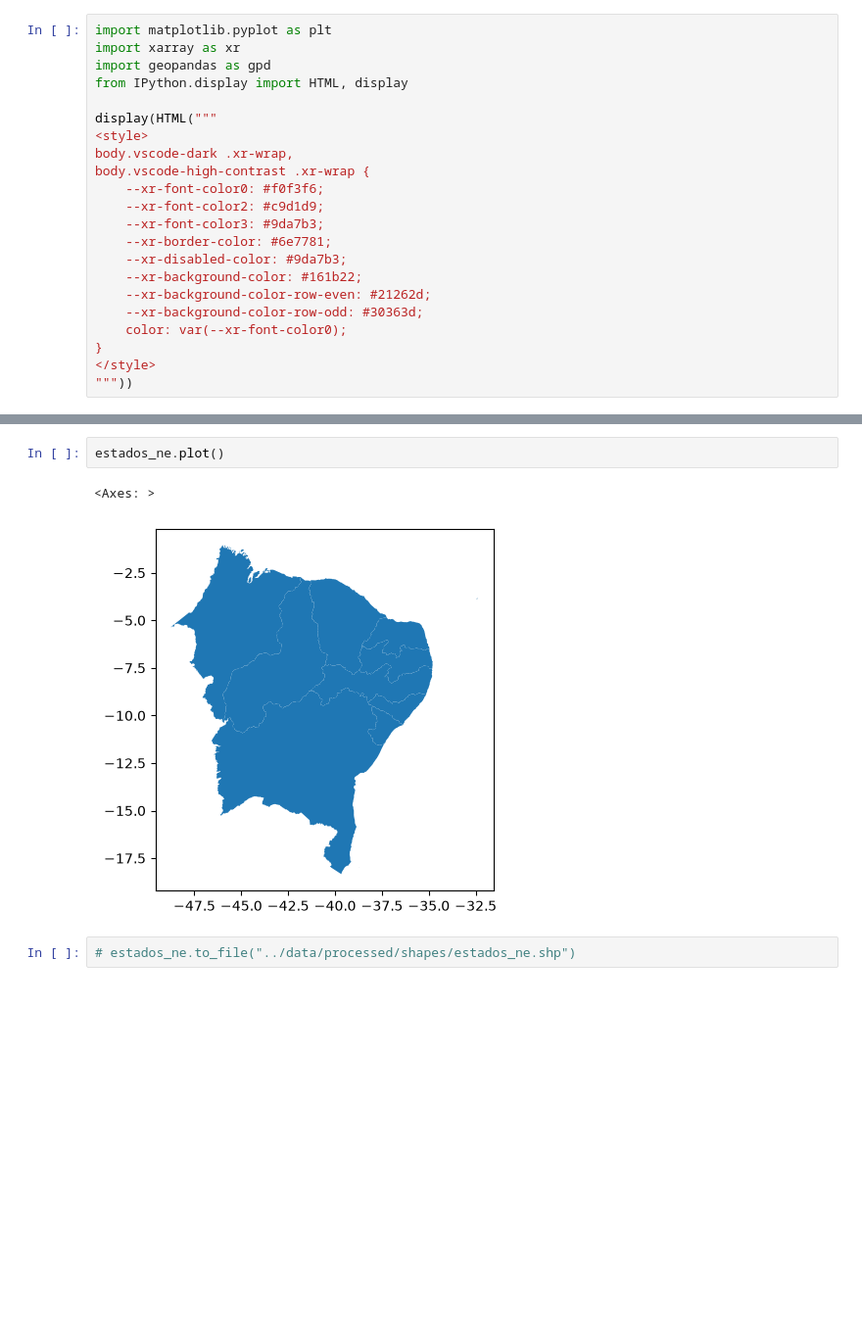
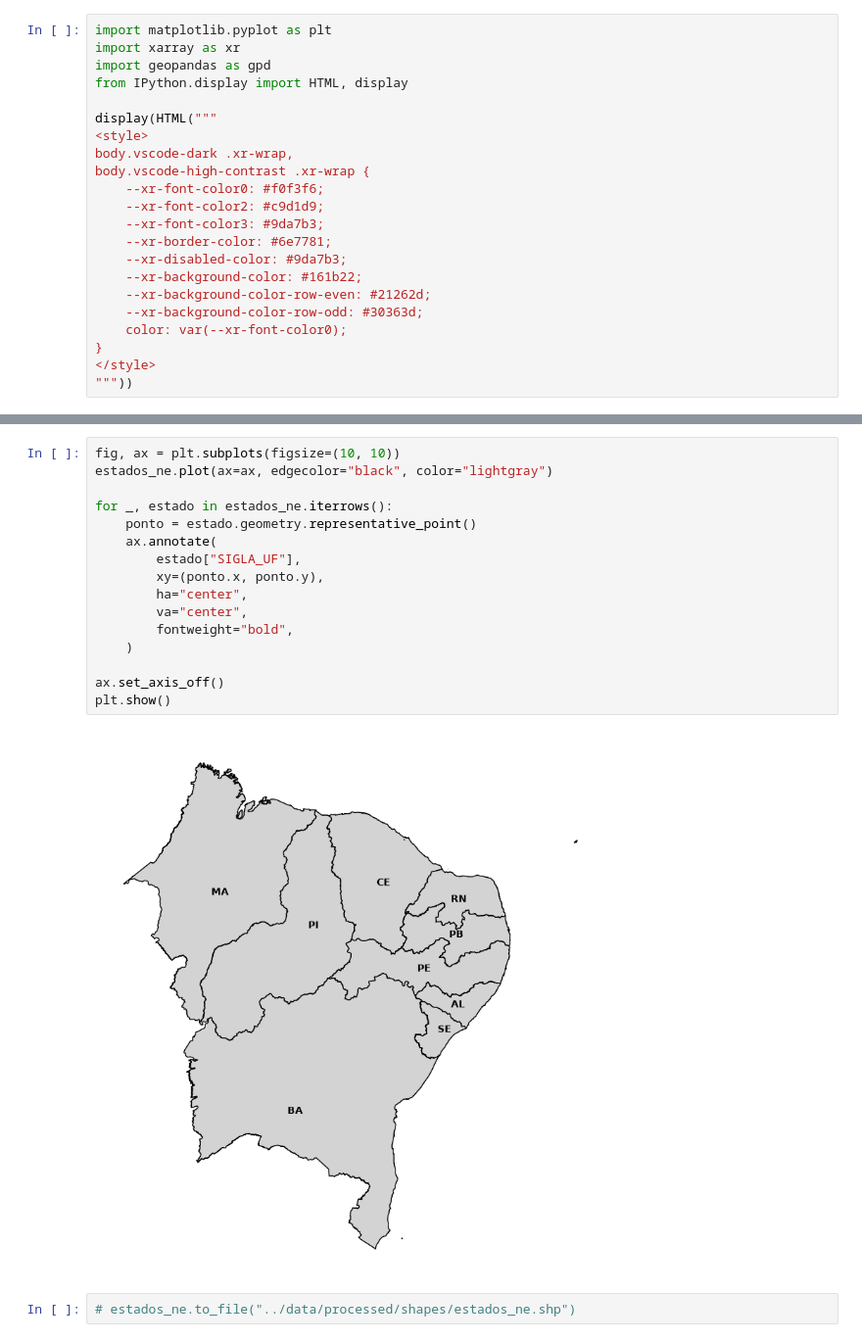
Before and after one commit to V4LV3S/egide, a Jupyter notebook: notebooks/visual_shapes.ipynb, the cells around one changed output, grey strips where cells are left out. Shown at 98% size. Saved outputs shown, nothing was run; the diff lists cells and outputs as text; blank space fills up the shorter version.

```diff
--- a/notebooks/visual_shapes.ipynb
+++ b/notebooks/visual_shapes.ipynb
@@ -35,10 +35,23 @@ estados_ne
 | 19 | 25 | Paraíba | PB | 2 | Nordeste | NE | 56467.243 | MULTIPOLYGON (((-34.79785 -7.3631... |
 | 20 | 26 | Pernambuco | PE | 2 | Nordeste | NE | 98064.415 | MULTIPOLYGON (((-35.02442 -8.6122... |
 | 24 | 29 | Bahia | BA | 2 | Nordeste | NE | 564763.876 | MULTIPOLYGON (((-39.20707 -17.966... |
-# %%
-estados_ne.plot()
-# %% [output]
-<Axes: >
-[figure, removed]
+# %%
+fig, ax = plt.subplots(figsize=(10, 10))
+estados_ne.plot(ax=ax, edgecolor="black", color="lightgray")
+
+for _, estado in estados_ne.iterrows():
+    ponto = estado.geometry.representative_point()
+    ax.annotate(
+        estado["SIGLA_UF"],
+        xy=(ponto.x, ponto.y),
+        ha="center",
+        va="center",
+        fontweight="bold",
+    )
+
+ax.set_axis_off()
+plt.show()
+# %% [output]
+[figure, added]
 # %%
 # estados_ne.to_file("../data/processed/shapes/estados_ne.shp")
```
Also changed, not shown: 3 other files.
